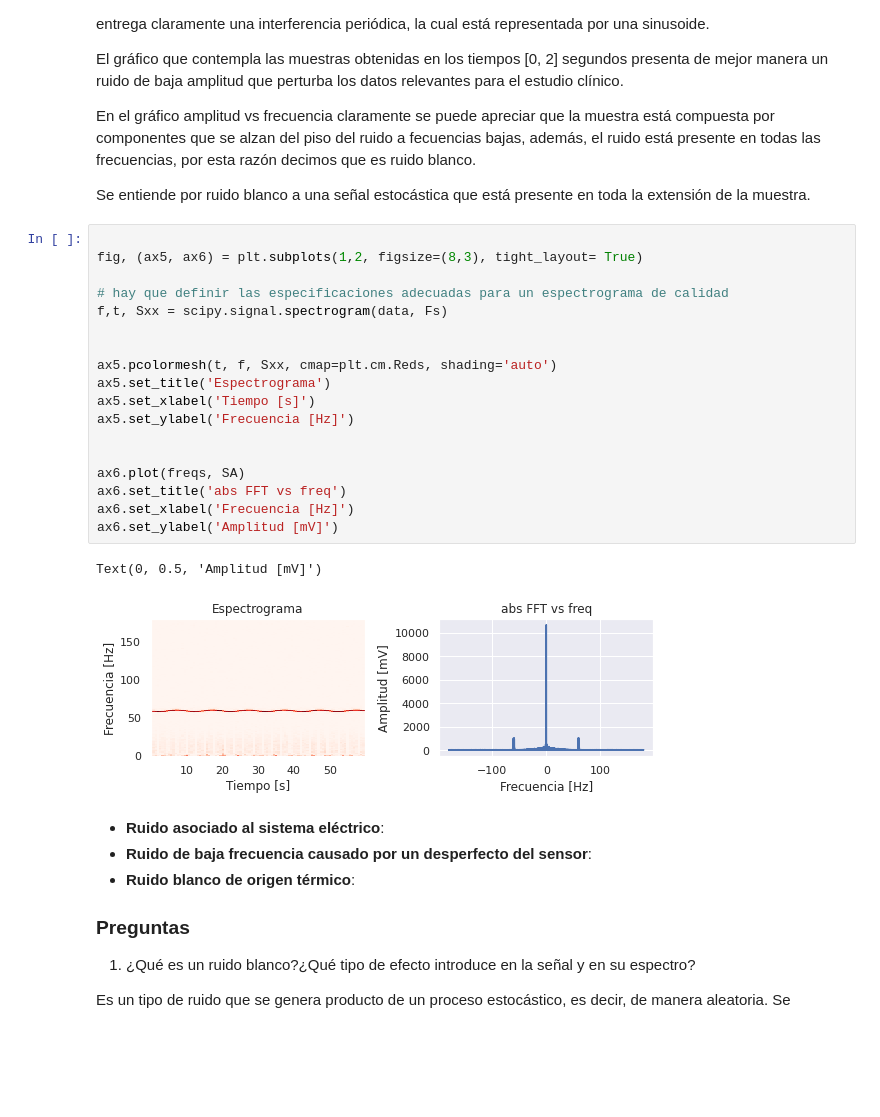
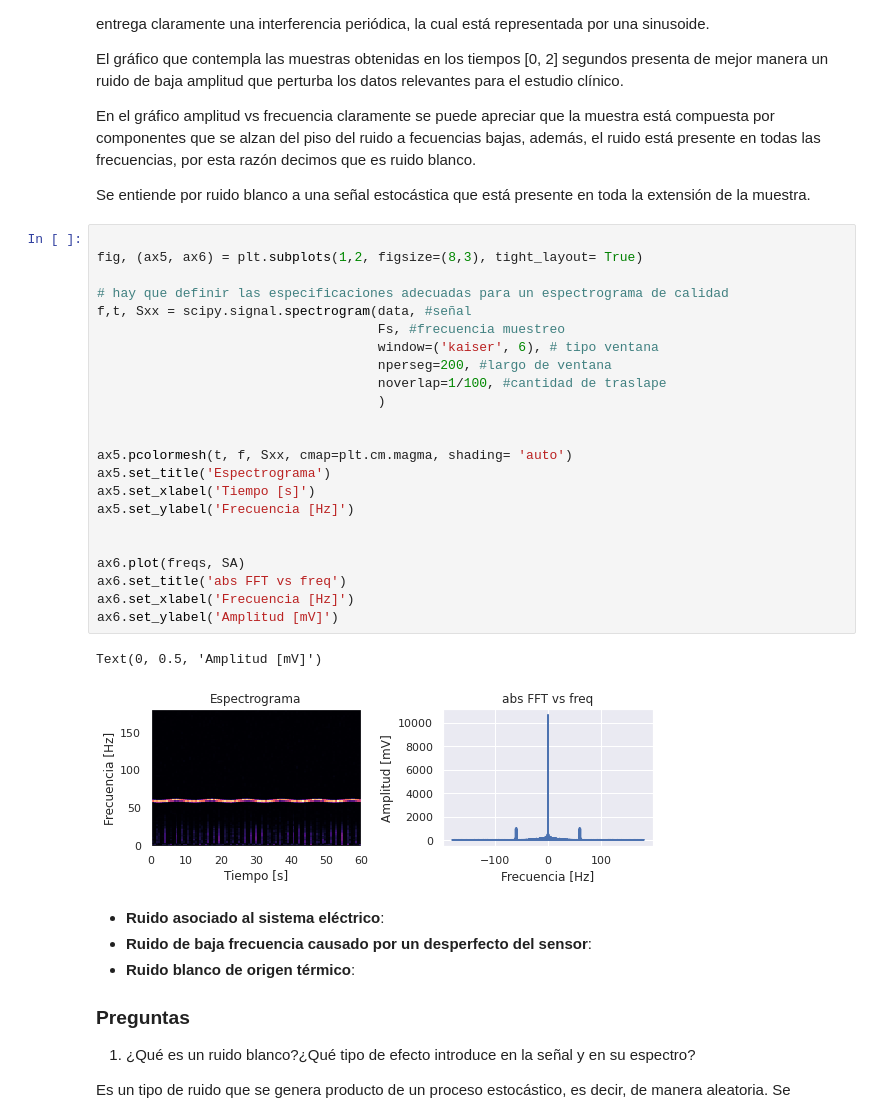
Before and after one commit to Rickiwasho/Analisis-sistemas-lineales, a Jupyter notebook: docs/tarea2/tarea2_info183.ipynb, the cells around one changed output. Drawn from its saved outputs; the diff is of its cells as text; blank space fills up the shorter version.

Commit message:
spectrogram window

```diff
--- a/docs/tarea2/tarea2_info183.ipynb
+++ b/docs/tarea2/tarea2_info183.ipynb
@@ -102,24 +102,29 @@ Se entiende por ruido blanco a una señal estocástica que está presente en tod
 # %%
 
 fig, (ax5, ax6) = plt.subplots(1,2, figsize=(8,3), tight_layout= True)
 
 # hay que definir las especificaciones adecuadas para un espectrograma de calidad
-f,t, Sxx = scipy.signal.spectrogram(data, Fs)
+f,t, Sxx = scipy.signal.spectrogram(data, #señal
+                                    Fs, #frecuencia muestreo
+                                    window=('kaiser', 6), # tipo ventana
+                                    nperseg=200, #largo de ventana
+                                    noverlap=1/100, #cantidad de traslape
+                                    )
 
 
-ax5.pcolormesh(t, f, Sxx, cmap=plt.cm.Reds, shading='auto')
+ax5.pcolormesh(t, f, Sxx, cmap=plt.cm.magma, shading= 'auto')
 ax5.set_title('Espectrograma')
 ax5.set_xlabel('Tiempo [s]')
 ax5.set_ylabel('Frecuencia [Hz]')
 
 
 ax6.plot(freqs, SA)
 ax6.set_title('abs FFT vs freq')
 ax6.set_xlabel('Frecuencia [Hz]')
 ax6.set_ylabel('Amplitud [mV]')
 # %% [output]
 Text(0, 0.5, 'Amplitud [mV]')
-[figure, old version]
+[figure, new version]
 # %% [markdown]
 - **Ruido asociado al sistema eléctrico**:
 - **Ruido de baja frecuencia causado por un desperfecto del sensor**:
```
Also changed, not shown: parts of 1 cell of this notebook.
